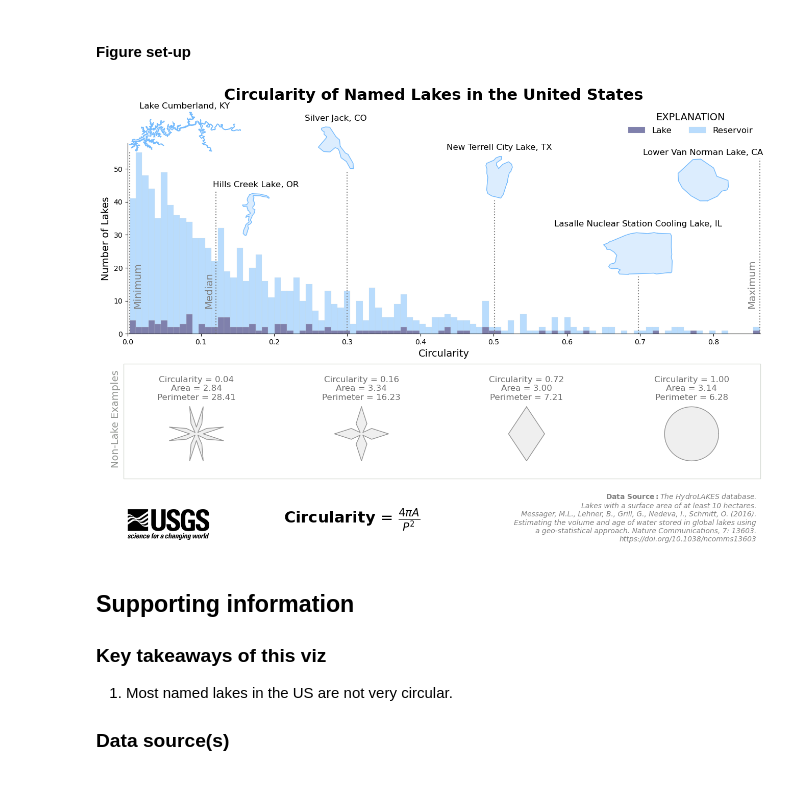
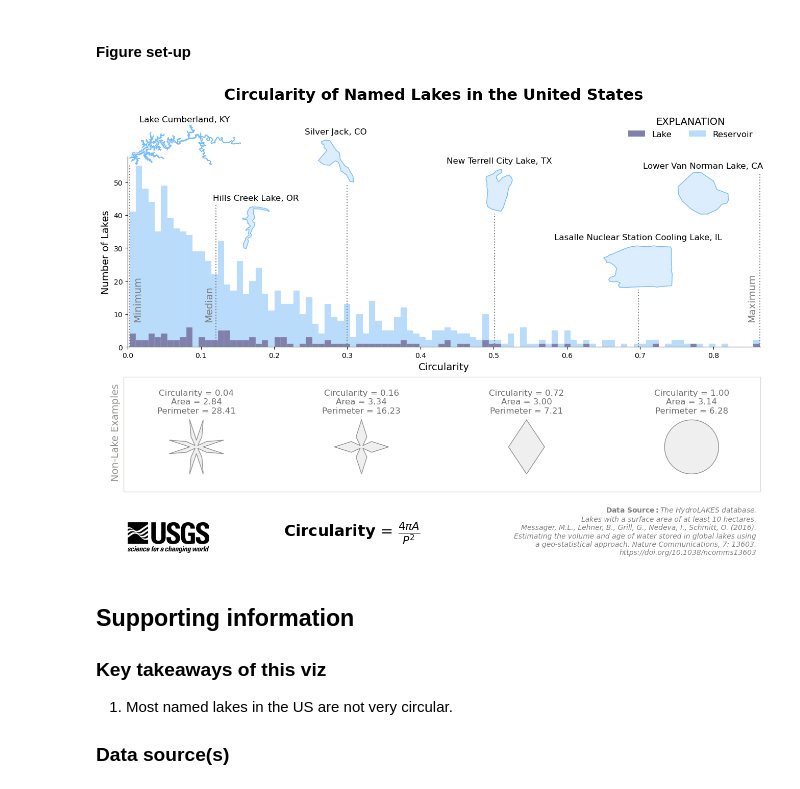
Before and after one commit to DOI-USGS/vizlab-chart-challenge-23, a Jupyter notebook: 11_circular_jhariharan/11_circular_jhariharan_script.ipynb, the cells around one changed output. Drawn from its saved outputs; the diff is of its cells as text; code cells hidden in the pictures.

Commit message:
move title up

```diff
--- a/11_circular_jhariharan/11_circular_jhariharan_script.ipynb
+++ b/11_circular_jhariharan/11_circular_jhariharan_script.ipynb
@@ -460,7 +464,7 @@ ax5.hist([lake_gdf["circularity"], reservoir_gdf["circularity"]],
         color=lake_colors,
         alpha=0.5, edgecolor='xkcd:light gray', linewidth=0.25)
 ax5.legend(loc="upper right", fontsize=12, fancybox=True, framealpha=1.0,
-           ncol=3, bbox_to_anchor=(1.0, 1.2), title="EXPLANATION",
+           ncol=3, bbox_to_anchor=(1.0, 1.25), title="EXPLANATION",
            title_fontsize=14, edgecolor="w")
 # ax5.hist(us_gdf["circularity"], bins=100, color="xkcd:light blue",
 #          alpha=0.5, edgecolor='xkcd:light gray', linewidth=0.25)
@@ -513,7 +517,7 @@ axeq.text(0.5, 0.5, r"$\bf{Circularity}$" + " = " + r"$\frac{4 \pi A}{P^2}$",
 axeq.set_axis_off()
 
 # figure title
-fig.suptitle("Circularity of Named Lakes in the United States", fontsize=22, fontweight="bold", y=1.0)
+fig.suptitle("Circularity of Named Lakes in the United States", fontsize=22, fontweight="bold", y=1.03)
 
 # add floating subplot to display the most circular lake
 # make new axes
@@ -610,34 +614,34 @@ if type07 == 2:
 else:
     col_idx = 0
 ax13.plot(x, y, color=lake_colors[col_idx], linewidth=1.)
 ax13.fill(x, y, color=lake_colors[col_idx], alpha=0.25)
 # add the name of the lake
 ax13.set_title(f"{name07}, IL")
 # set aspect
 ax13.set_aspect("equal")
 # turn off axes
 ax13.set_axis_off()
 
 # vertical text labeling min
 fig.text(0.137, 0.52, "Minimum", fontsize=14,
             ha="center", va="bottom", rotation=90,
             c="gray")
 # vertical text labeling max
 fig.text(0.89, 0.52, "Maximum", fontsize=14,
             ha="center", va="bottom", rotation=90,
             c="gray")
 # vertical text labeling median
 fig.text(0.225, 0.52, "Median", fontsize=14,
             ha="center", va="bottom", rotation=90,
             c="gray")
 
 # save the figure
 fig.savefig('out/20230411_circular_jhariharan.png', dpi=300, bbox_inches='tight')
 
 # show the plot
 plt.show()
 # %% [output]
-[figure, old version]
+[figure, new version]
 # %% [markdown]
 ## Supporting information
 
```
Also changed, not shown: parts of 1 cell of this notebook.
